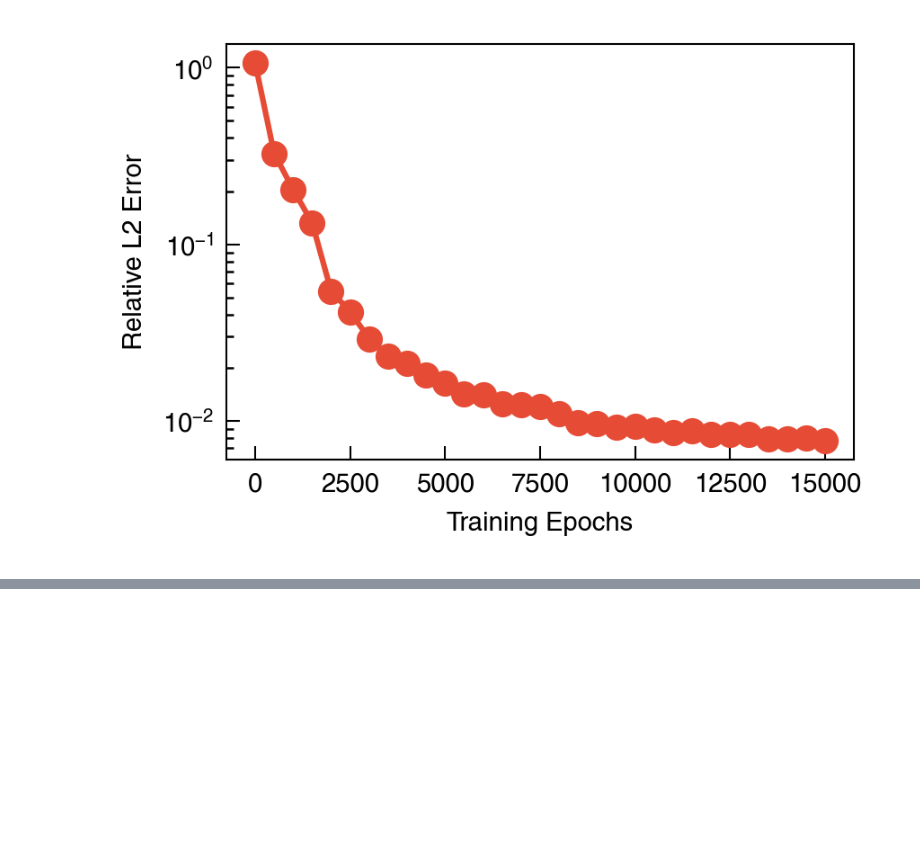
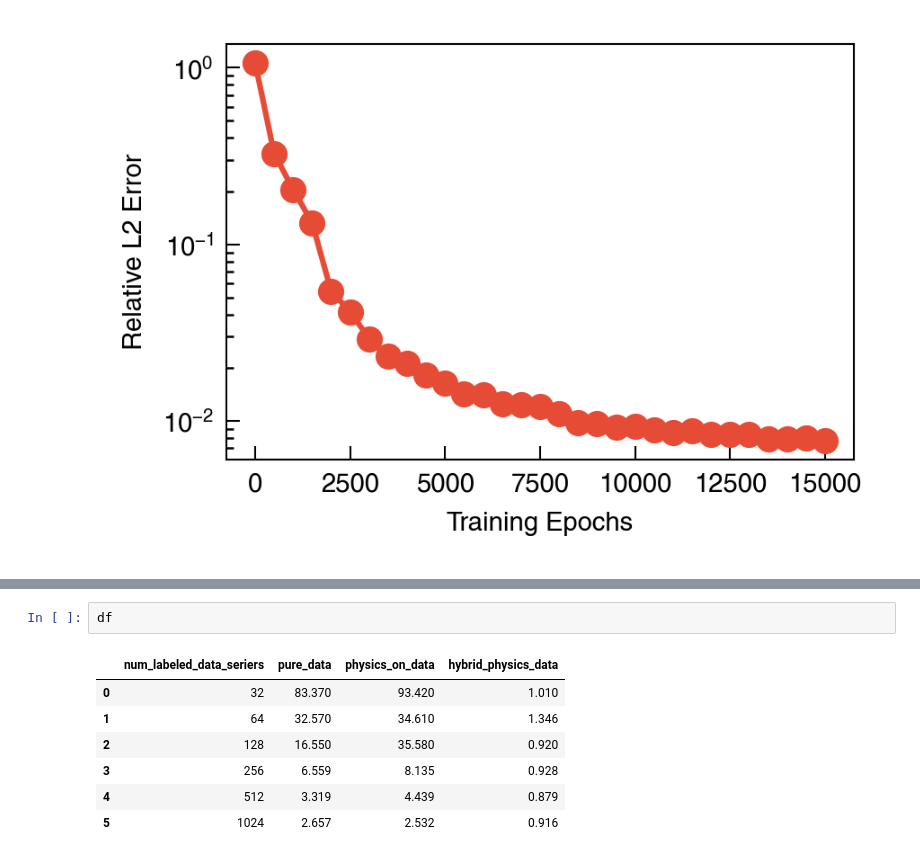
Before and after one commit to NanxiiChen/PI-CViT, a Jupyter notebook: burgers/eval.ipynb, the cells around one changed output, grey strips where cells are left out. Cells and saved outputs as stored; diff of their text form; blank space fills up the shorter version.

```diff
--- a/burgers/eval.ipynb
+++ b/burgers/eval.ipynb
@@ -393,0 +379,10 @@ Text(0, 0.5, 'Relative $L^2$ Error')
+# %%
+df
+# %% [output]
+|  | num_labeled_data_seriers | pure_data | physics_on_data | hybrid_physics_data |
+| 0 | 32 | 83.370 | 93.420 | 1.010 |
+| 1 | 64 | 32.570 | 34.610 | 1.346 |
+| 2 | 128 | 16.550 | 35.580 | 0.920 |
+| 3 | 256 | 6.559 | 8.135 | 0.928 |
+| 4 | 512 | 3.319 | 4.439 | 0.879 |
+| 5 | 1024 | 2.657 | 2.532 | 0.916 |
```
Also changed, not shown: parts of 2 cells of this notebook, 3 other files.
